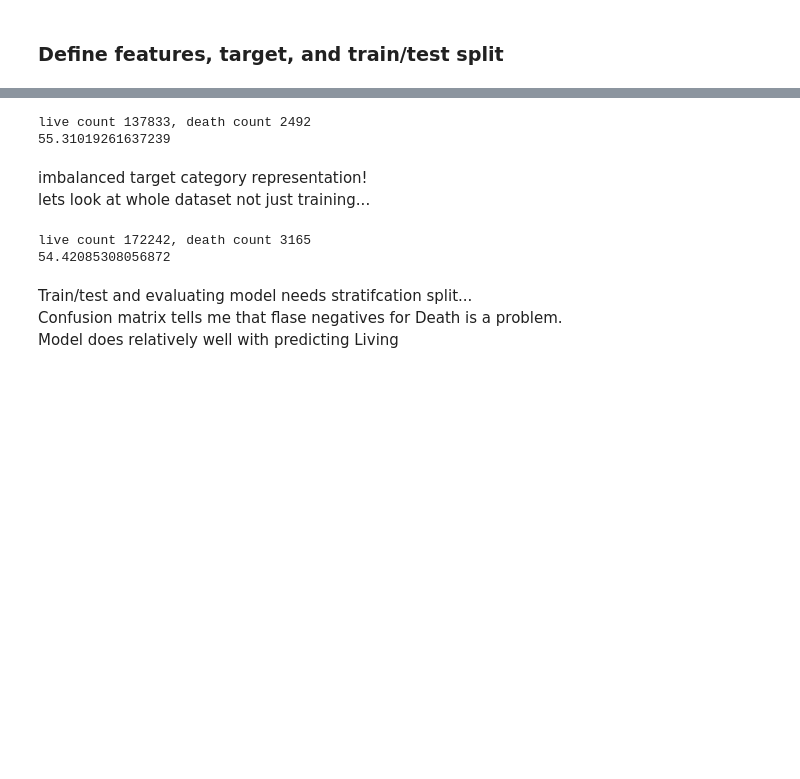
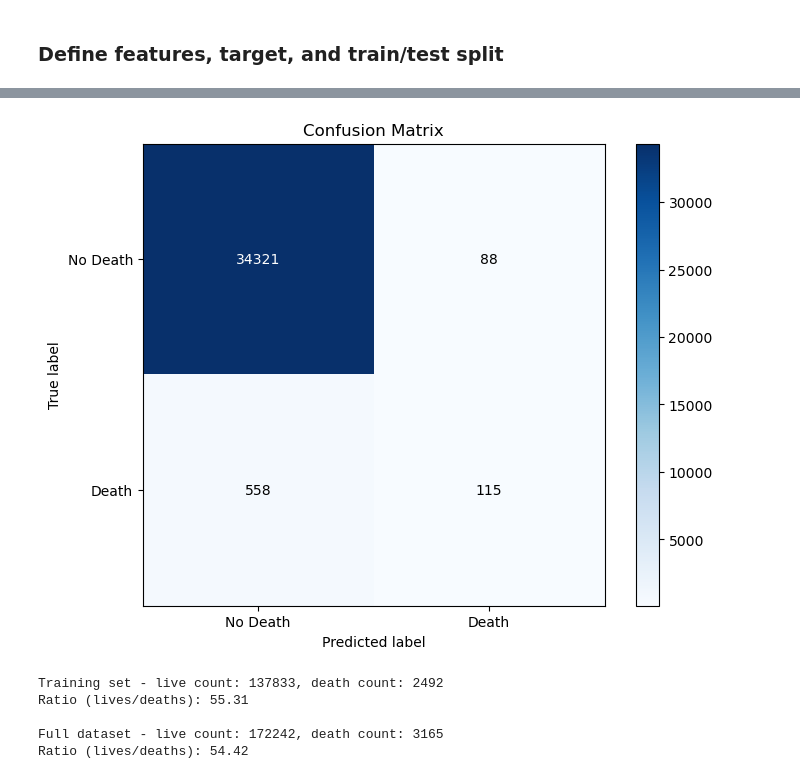
Before and after one commit to zeroday-zaddy/gmu-cs504-fa24-project, a Jupyter notebook: logistic_regression.ipynb, the cells around one changed output, grey strips where cells are left out. Saved outputs shown, nothing was run; the diff lists cells and outputs as text; code cells hidden in the pictures; blank space fills up the shorter version.

```diff
--- a/logistic_regression.ipynb
+++ b/logistic_regression.ipynb
@@ -189,0 +281,23 @@ Probably need to use some type of cross validation testing
+# %%
+# Plot confusion matrix
+plt.figure(figsize=(8, 6))
+conf_matrix = confusion_matrix(y_test, y_pred)
+plt.imshow(conf_matrix, cmap='Blues')
+plt.title('Confusion Matrix')
+plt.colorbar()
+
+# Add labels to each cell
+thresh = conf_matrix.max() / 2
+for i in range(2):
+    for j in range(2):
+        plt.text(j, i, format(conf_matrix[i, j], 'd'),
+                ha="center", va="center",
+                color="white" if conf_matrix[i, j] > thresh else "black")
+
+plt.xlabel('Predicted label')
+plt.ylabel('True label')
+plt.xticks([0, 1], ['No Death', 'Death'])
+plt.yticks([0, 1], ['No Death', 'Death'])
+plt.show()
+# %% [output]
+[figure, added]
@@ -190,25 +323,17 @@ Probably need to use some type of cross validation testing
 # %%
+# Print class distribution information
 lives = y_train[y_train == 0].shape[0]
 dies = y_train[y_train == 1].shape[0]
+print(f"Training set - live count: {lives}, death count: {dies}")
+print(f"Ratio (lives/deaths): {lives/dies:.2f}")
 
-print(f"live count {lives}, death count {dies}")
-print(f"{lives/dies}")
+lives = df[df['death_yn'] == 'No'].shape[0]
+dies = df[df['death_yn'] == 'Yes'].shape[0]
+print(f"\nFull dataset - live count: {lives}, death count: {dies}")
+print(f"Ratio (lives/deaths): {lives/dies:.2f}")
 # %% [output]
-live count 137833, death count 2492
-55.31019261637239
+Training set - live count: 137833, death count: 2492
+Ratio (lives/deaths): 55.31
+
+Full dataset - live count: 172242, death count: 3165
+Ratio (lives/deaths): 54.42
-# %% [markdown]
-imbalanced target category representation!\
-lets look at whole dataset not just training...
-# %%
-lives = df[df['death_yn'] == 'No'].shape[0]
-dies = df[df['death_yn'] == 'Yes'].shape[0]
-
-print(f"live count {lives}, death count {dies}")
-print(f"{lives/dies}")
-# %% [output]
-live count 172242, death count 3165
-54.42085308056872
-# %% [markdown]
-Train/test and evaluating model needs stratifcation split...\
-Confusion matrix tells me that flase negatives for Death is a problem.\
-Model does relatively well with predicting Living
```
Also changed, not shown: parts of 16 cells of this notebook, 1 other file.
